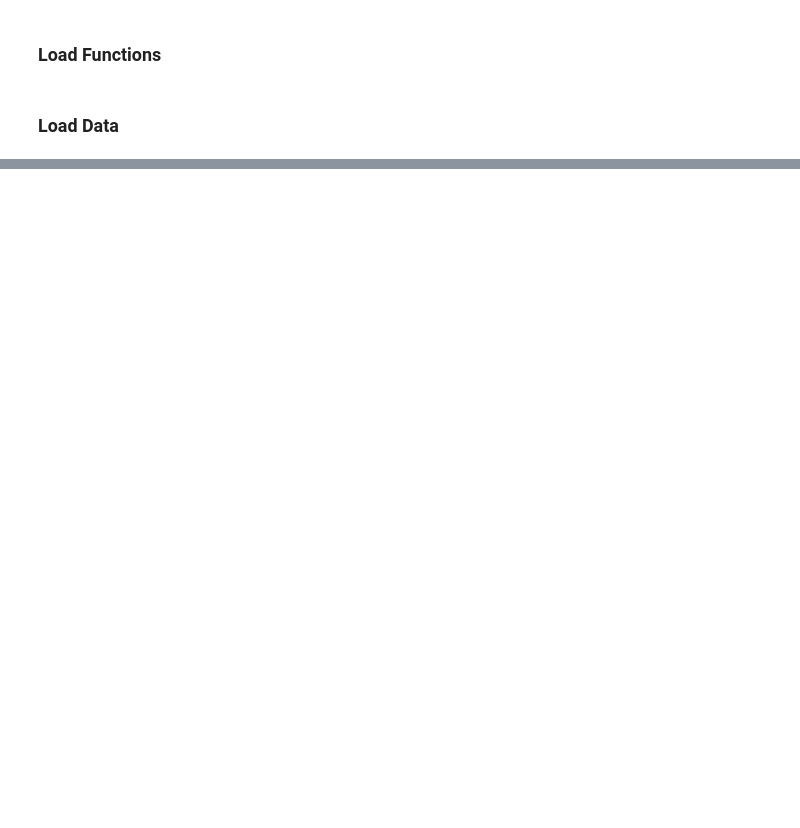
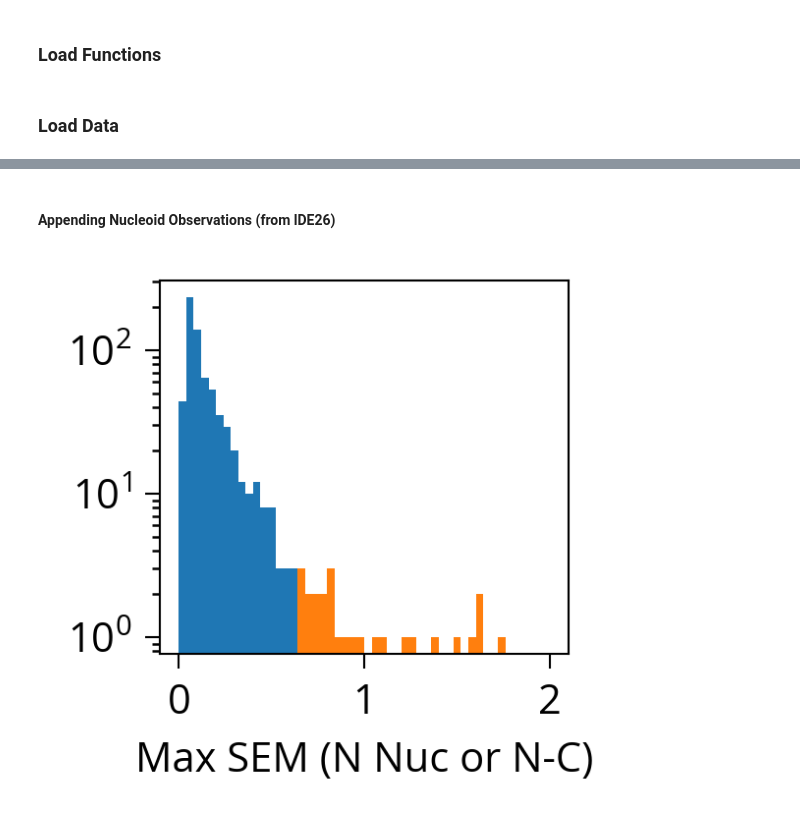
Before and after one commit to paulssonlab/2025_Eaton_optical-pooled-screen, a Jupyter notebook: Figures/Figure_4.ipynb, the cells around one changed output, grey strips where cells are left out. Saved outputs shown, nothing was run; the diff lists cells and outputs as text; code cells hidden in the pictures; blank space fills up the shorter version.

```diff
--- a/Figures/Figure_4.ipynb
+++ b/Figures/Figure_4.ipynb
@@ -725,0 +196,24 @@ plt.savefig("/home/de64/group/de64/CRISPRi_Libraries/dev_notebooks/2024-11-23_Fi
+# %% [markdown]
+#### Appending Nucleoid Observations (from lDE26)
+# %%
+## updated, see previous if it doesn't work
+plt.figure(figsize=(2,2))
+nuc_sem_thr = 0.65
+nucleoid_z_score_list = ['Kernel Trace: Total Nucleoid Area per Cell Area: Transformed: z score',\
+                         'Kernel Trace: Number of Nucleoids: Transformed: z score']
+
+nucleoid_df = pd.read_pickle('/home/de64/group/de64/CRISPRi_Libraries/dev_notebooks/2024-11-23_Figure_Notebooks/Data/lDE26_Imaging/2023-04-25_sgRNA_Timeseries_df.pkl')
+for i, label in enumerate(nucleoid_z_score_list):
+    nucleoid_df = nucleoid_df.copy()
+    nucleoid_df[label + ": Max Absolute Z-score"] = nucleoid_df[label].apply(lambda x: np.max(np.abs(x)))
+nucleoid_df["Feature Max Absolute Component"] = nucleoid_df[[label + ": Max Absolute Z-score" for label in nucleoid_z_score_list]].apply(lambda x: np.max(x), axis=1)
+nucleoid_df["Max Feature SEM"] = nucleoid_df[["SEM: " + label for label in nucleoid_z_score_list]].apply(lambda x: np.max(np.array(x.values.tolist())), axis=1)
+
+control_nucleoid_df = nucleoid_df[nucleoid_df["Category"].isin(['NoTarget'])]
+
+plt.hist(nucleoid_df[nucleoid_df["Max Feature SEM"]<nuc_sem_thr]["Max Feature SEM"],bins=50,range=(0,2),log=True)
+plt.hist(nucleoid_df[nucleoid_df["Max Feature SEM"]>nuc_sem_thr]["Max Feature SEM"],bins=50,range=(0,2),log=True)
+plt.xlabel("Max SEM (N Nuc or N-C)")
+plt.show()
+# %% [output]
+[figure, added]
```
Also changed, not shown: parts of 82 cells of this notebook, 13 other files.
